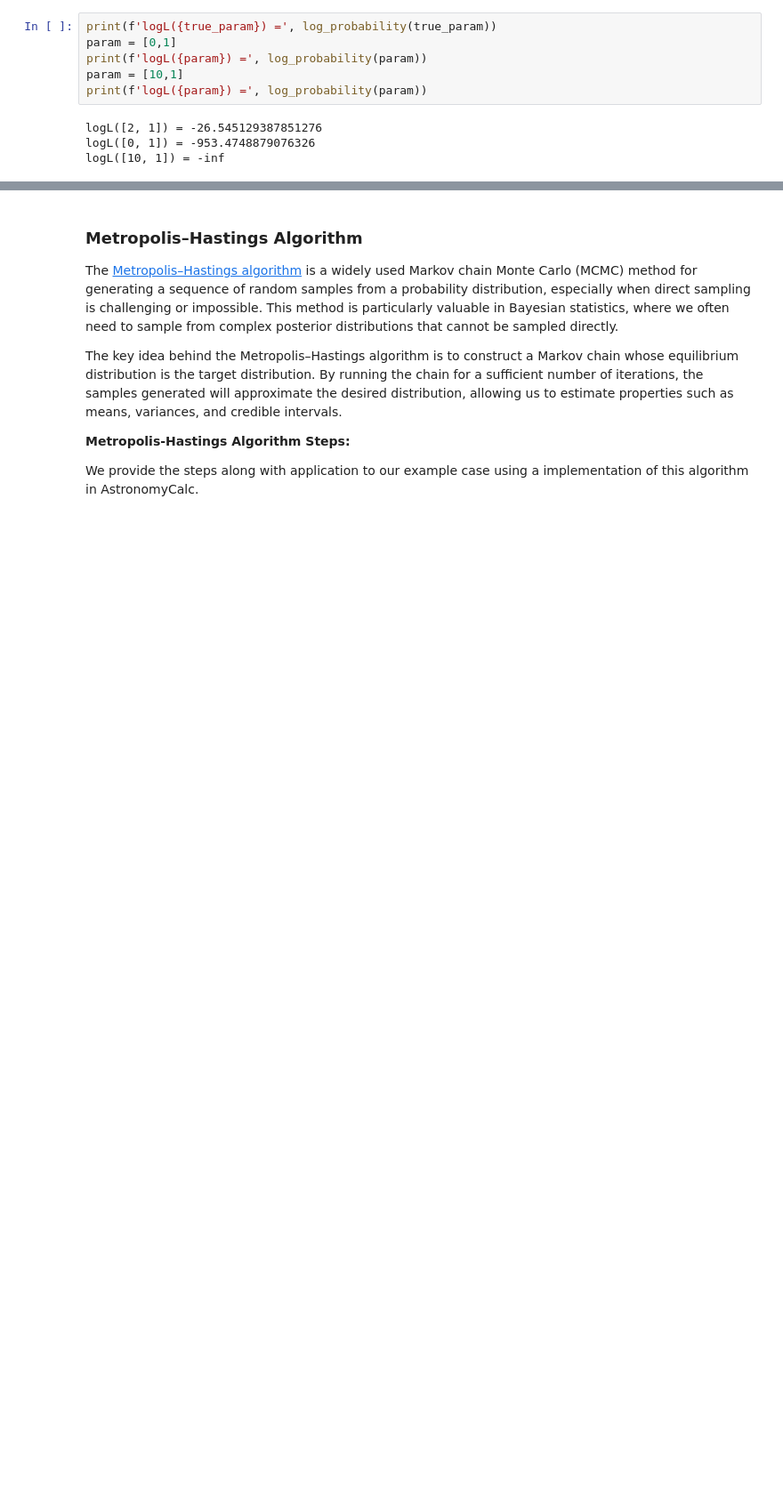
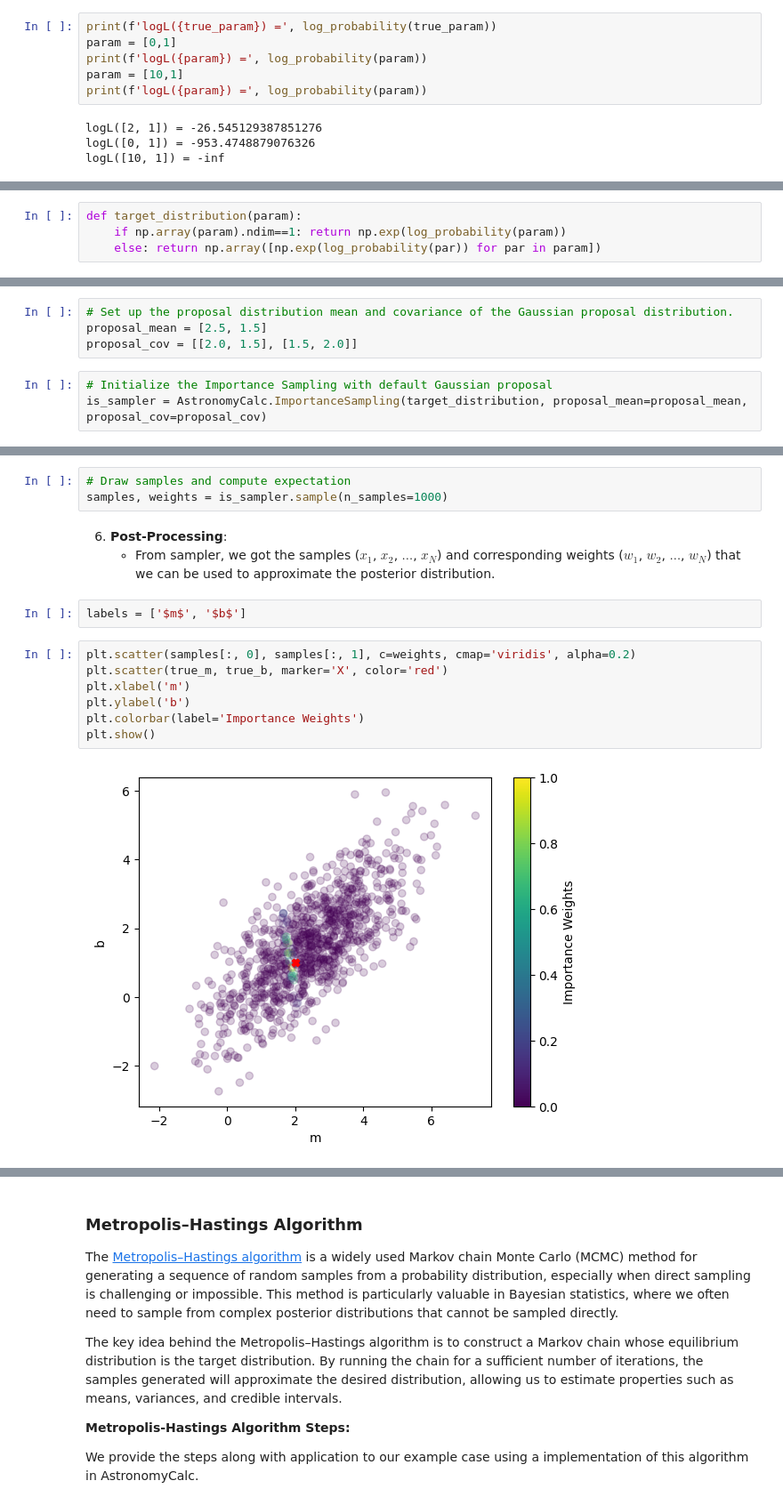
Before and after one commit to sambit-giri/AstronomyCalc, a Jupyter notebook: notebooks/bayesian_inference.ipynb, the cells around one changed output, grey strips where cells are left out. Shown at 89% size. Drawn from its saved outputs; the diff is of its cells as text; blank space fills up the shorter version.

```diff
--- a/notebooks/bayesian_inference.ipynb
+++ b/notebooks/bayesian_inference.ipynb
@@ -89,0 +101,4 @@ logL([10, 1]) = -inf
+# %%
+def target_distribution(param):
+    if np.array(param).ndim==1: return np.exp(log_probability(param))
+    else: return np.array([np.exp(log_probability(par)) for par in param])
@@ -89,0 +109,7 @@ logL([10, 1]) = -inf
+# %%
+# Set up the proposal distribution mean and covariance of the Gaussian proposal distribution.
+proposal_mean = [2.5, 1.5]
+proposal_cov = [[2.0, 1.5], [1.5, 2.0]]
+# %%
+# Initialize the Importance Sampling with default Gaussian proposal
+is_sampler = AstronomyCalc.ImportanceSampling(target_distribution, proposal_mean=proposal_mean, proposal_cov=proposal_cov)
@@ -89,0 +129,17 @@ logL([10, 1]) = -inf
+# %%
+# Draw samples and compute expectation
+samples, weights = is_sampler.sample(n_samples=1000)
+# %% [markdown]
+6. **Post-Processing**:
+   - From sampler, we got the samples \($x_1$, $x_2$, $\ldots$, $x_N$\) and corresponding weights \($w_1$, $w_2$, $\ldots$, $w_N$\) that we can be used to approximate the posterior distribution.
+# %%
+labels = ['$m$', '$b$']
+# %%
+plt.scatter(samples[:, 0], samples[:, 1], c=weights, cmap='viridis', alpha=0.2)
+plt.scatter(true_m, true_b, marker='X', color='red')
+plt.xlabel('m')
+plt.ylabel('b')
+plt.colorbar(label='Importance Weights')
+plt.show()
+# %% [output]
+[figure, added]
```
Also changed, not shown: parts of 72 cells of this notebook, 2 other files.
